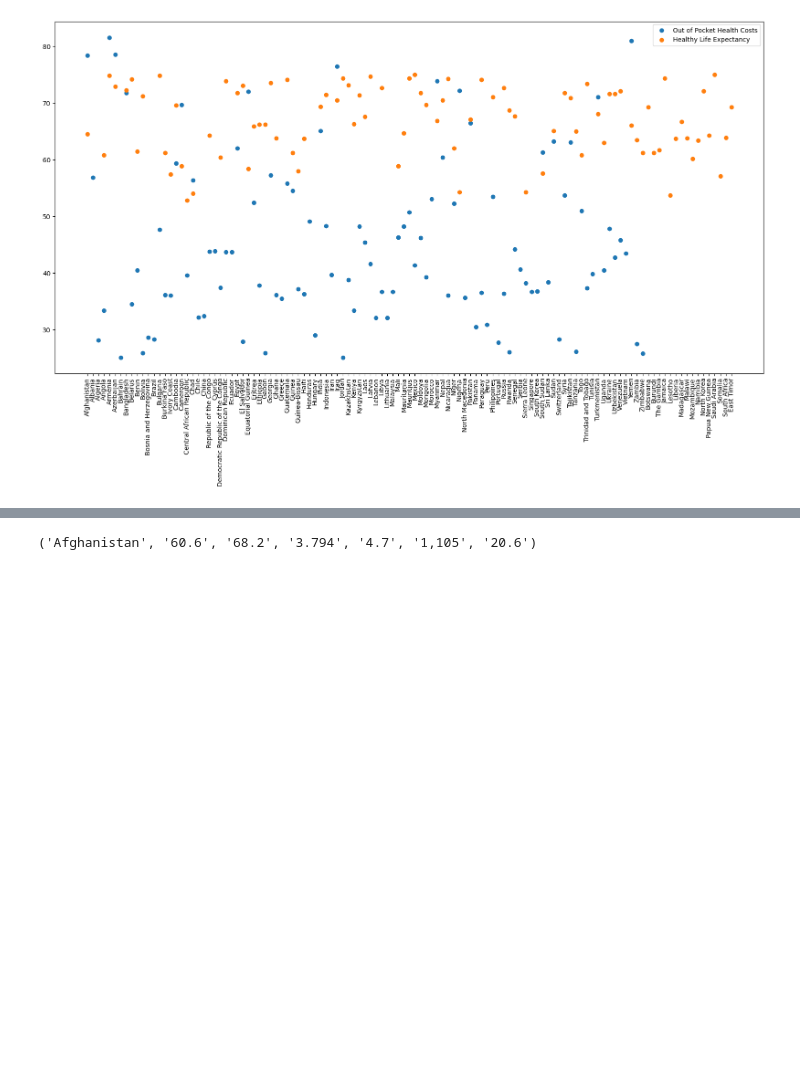
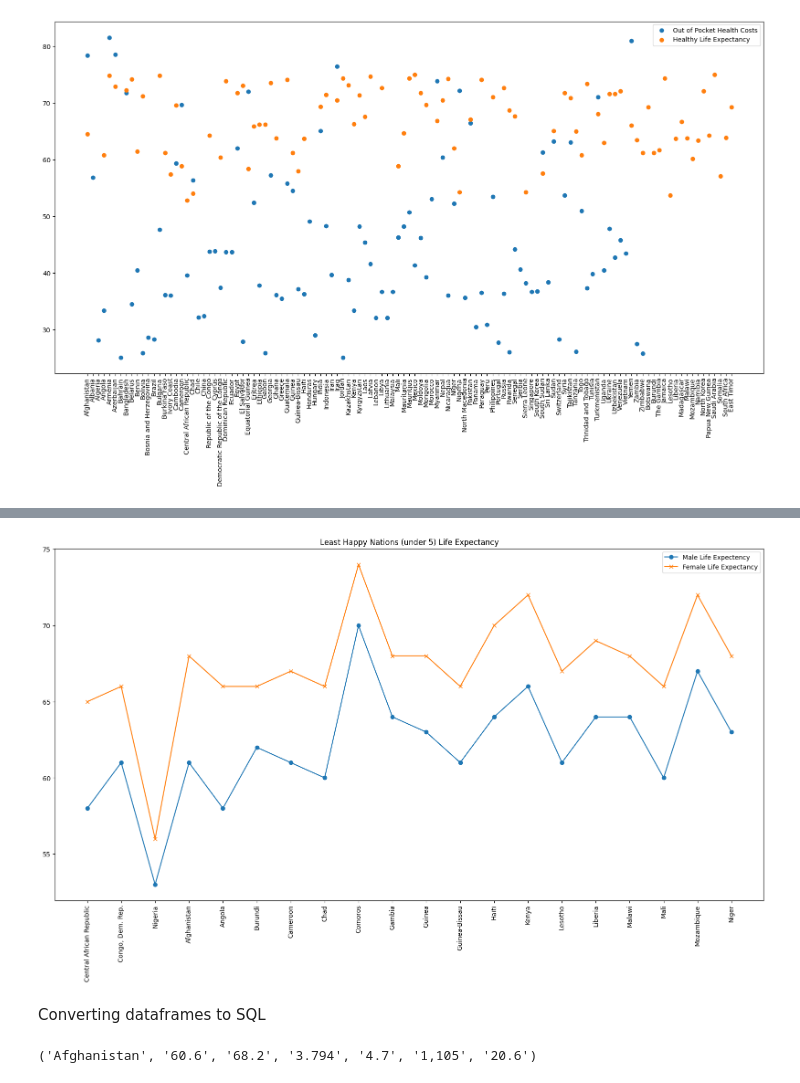
Before and after one commit to tara-hylton/world_happiness, a Jupyter notebook: world happiness.ipynb, the cells around one changed output, grey strips where cells are left out. Cells and saved outputs as stored; diff of their text form; code cells hidden in the pictures; blank space fills up the shorter version.

```diff
--- a/world happiness.ipynb
+++ b/world happiness.ipynb
@@ -281,3 +305,17 @@ See the caveats in the documentation: https://pandas.pydata.org/pandas-docs/stab
+# %%
+
+bottom_25 = life_death_data2.nsmallest(20, 'happiness_score')
+plt.figure(figsize=(20,10))
+plt.xticks(rotation=90)
+plt.plot(bottom_25['country'], bottom_25['male_life_expectancy'], label= 'Male Life Expectency', marker='o')
+plt.plot(bottom_25['country'], bottom_25['female_life_expectancy'], label='Female Life Expectancy', marker='x')
+plt.legend()
+plt.title('Least Happy Nations (under 5) Life Expectancy')
+plt.show()
+# %% [output]
+[figure, added]
+# %% [markdown]
+Converting dataframes to SQL
 # %%
 conn = sqlite3.connect("world_happiness_data.db")
 cursor = conn.cursor()
```
Also changed, not shown: parts of 4 cells of this notebook, 5 other files.
